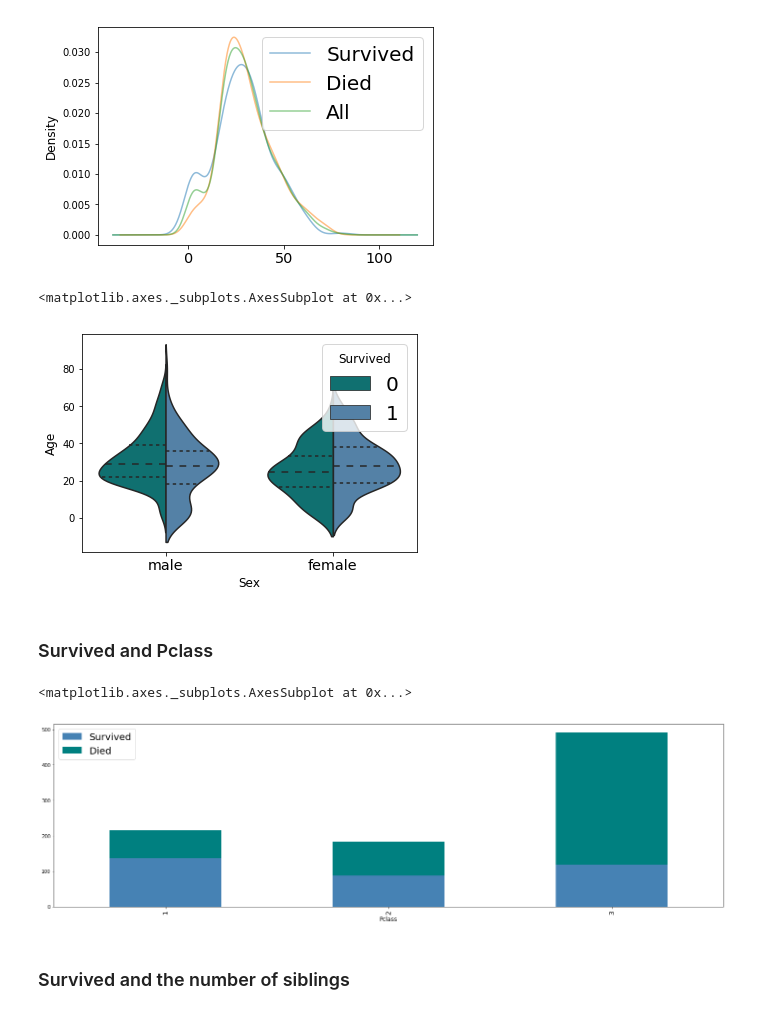
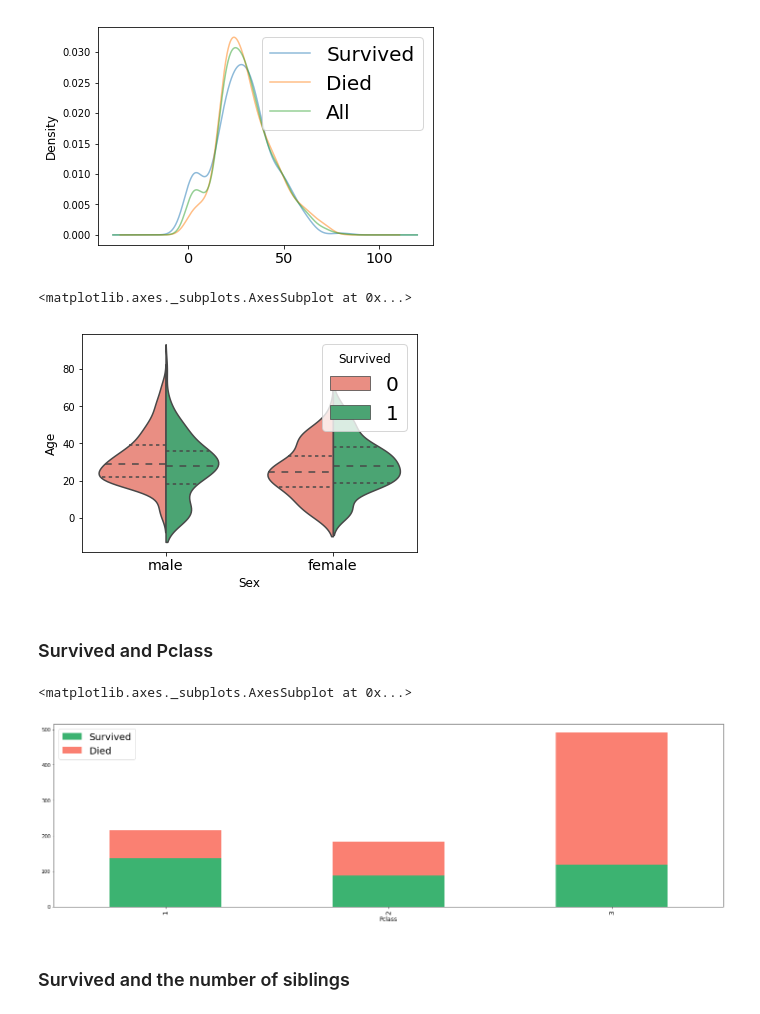
Before and after one commit to GlaIZier/titanic-prediction, a Jupyter notebook: notebooks/approach2.ipynb, the cells around one changed output. Saved outputs shown, nothing was run; the diff lists cells and outputs as text; code cells hidden in the pictures.

```diff
--- a/notebooks/approach2.ipynb
+++ b/notebooks/approach2.ipynb
@@ -119,19 +119,19 @@ hist_data.plot.kde(alpha=0.5)
 
 sns.violinplot(x="Sex", y="Age", hue="Survived",
                split=True, inner="quart",
-               palette={0: 'Teal', 1: 'SteelBlue'},
+               palette={0: 'Salmon', 1: 'MediumSeaGreen'},
                data=args.raw_train)
 # %% [output]
 <matplotlib.axes._subplots.AxesSubplot at 0x...>
-[figure, old version]
+[figure, new version]
 # %% [markdown]
 ### Survived and Pclass
 # %%
 args.raw_train.groupby(['Pclass']).agg('sum')[['Survived', 'Died']].plot(kind='bar', figsize=(25, 7),
-                                                                   stacked=True, color=['SteelBlue', 'Teal'])
+                                                                   stacked=True, color=['MediumSeaGreen', 'Salmon'])
 # %% [output]
 <matplotlib.axes._subplots.AxesSubplot at 0x...>
-[figure, old version]
+[figure, new version]
 # %% [markdown]
 ### Survived and the number of siblings
 # %%
```
Also changed, not shown: parts of 9 cells of this notebook.
